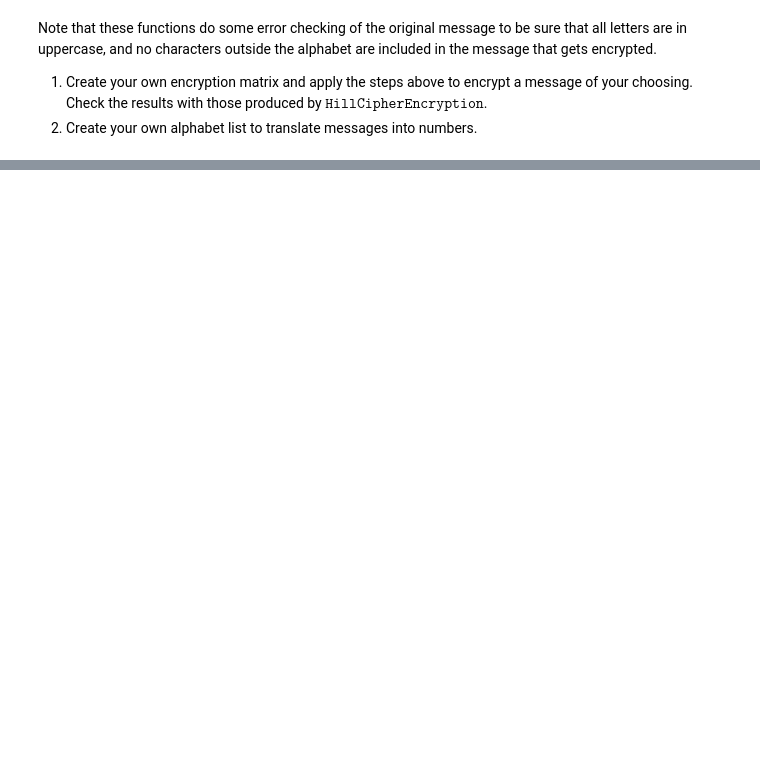
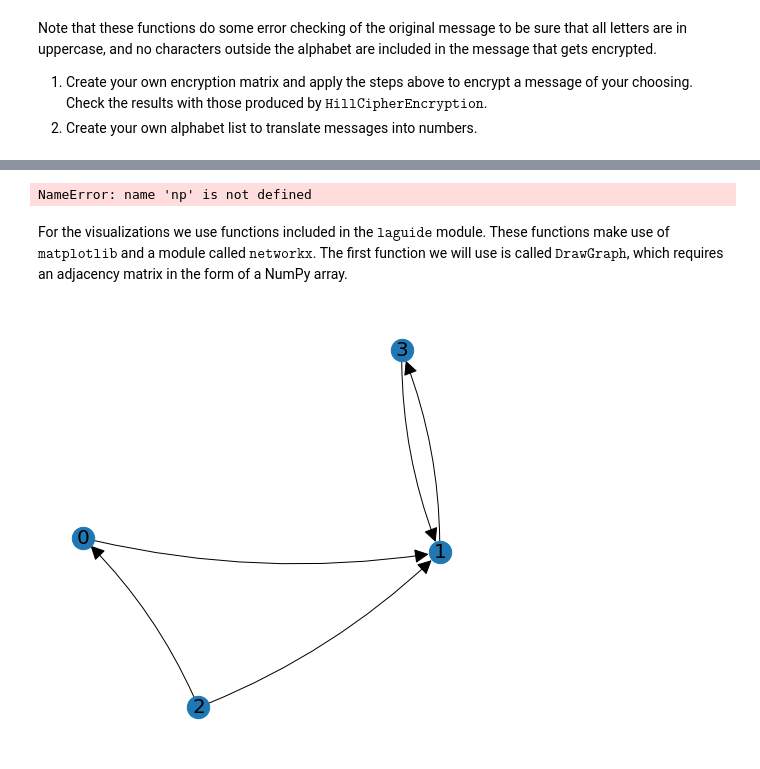
Before and after one commit to bvanderlei/jupyter-guide-to-linear-algebra, a Jupyter notebook: Applications.ipynb, the cells around one changed output, grey strips where cells are left out. Cells and saved outputs as stored; diff of their text form; code cells hidden in the pictures; blank space fills up the shorter version.

Commit message:
Added graph theory section.

```diff
--- a/Applications.ipynb
+++ b/Applications.ipynb
@@ -297,0 +306,11 @@ Note that these functions do some error checking of the original message to be s
+# %%
+A = np.array([[0,1,0,0],[0,0,0,1],[1,1,0,0],[0,1,0,0]])
+print(A)
+# %% [output]
+NameError: name 'np' is not defined
+# %% [markdown]
+For the visualizations we use functions included in the $\texttt{laguide}$ module.  These functions make use of $\texttt{matplotlib}$ and a module called $\texttt{networkx}$.  The first function we will use is called $\texttt{DrawGraph}$, which requires an adjacency matrix in the form of a NumPy array.
+# %%
+node_positions = DrawGraph(A)
+# %% [output]
+[figure, added]
```
Also changed, not shown: parts of 62 cells of this notebook, 4 other files.
